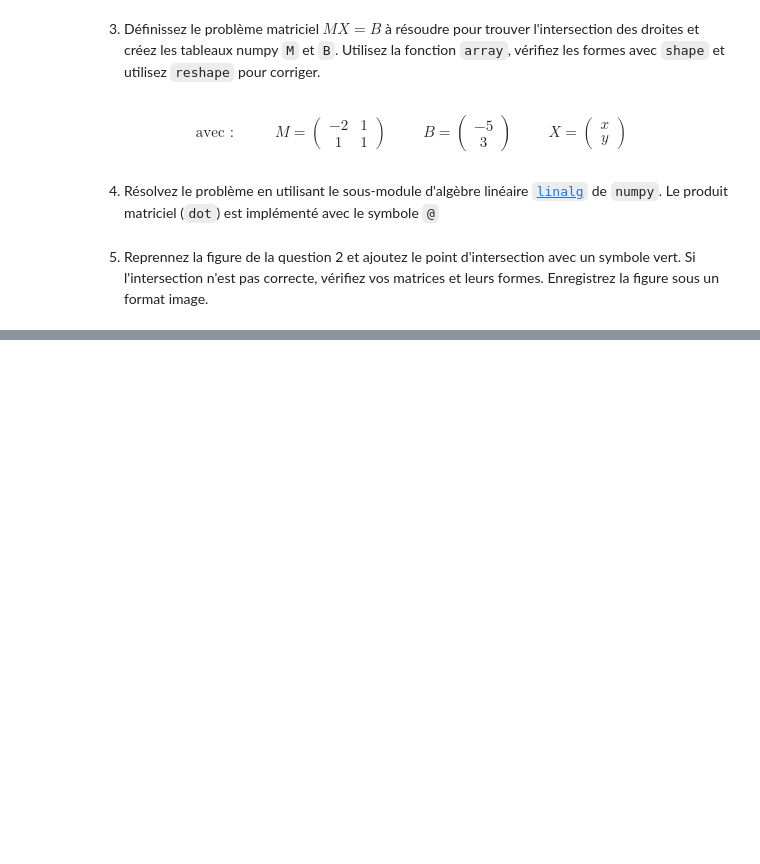
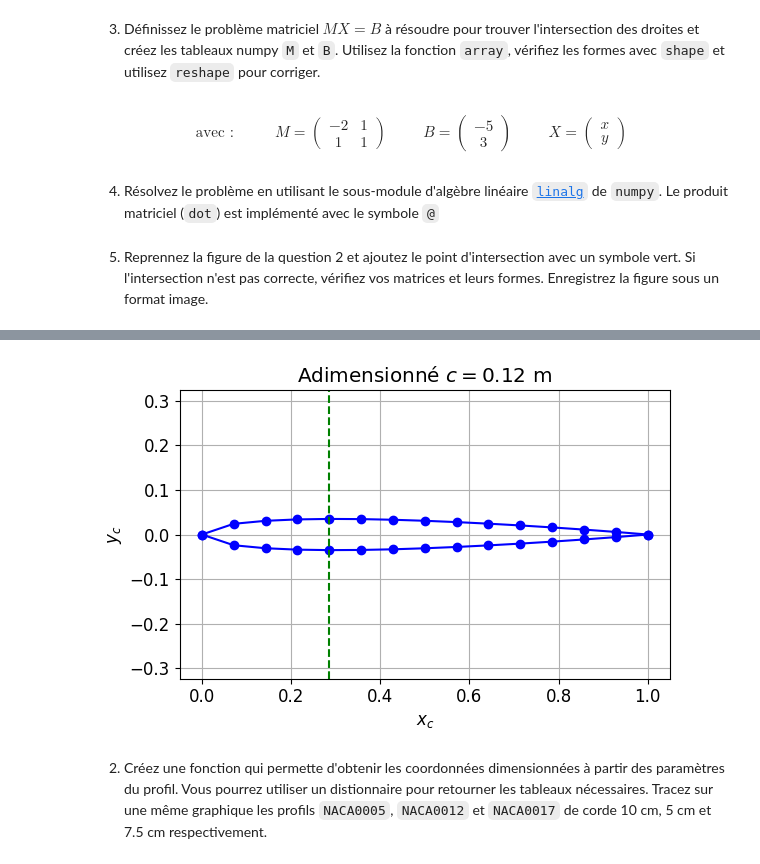
Before and after one commit to sanjosem/mec757_solutions, a Jupyter notebook: enonces/introduction/IntroNum-Sol.ipynb, the cells around one changed output, grey strips where cells are left out. Saved outputs shown, nothing was run; the diff lists cells and outputs as text; code cells hidden in the pictures; blank space fills up the shorter version.

```diff
--- a/enonces/introduction/IntroNum-Sol.ipynb
+++ b/enonces/introduction/IntroNum-Sol.ipynb
@@ -104,0 +175,14 @@ plt.show()
+# %%
+plt.plot(x/corde,yu/corde,color='blue',marker='o')
+plt.plot(x/corde,yd/corde,color='blue',marker='o')
+plt.axvline(x_emax/corde, color = 'green' , linestyle = '--')
+plt.axis('equal')
+plt.xlabel(r'$x_c$')
+plt.ylabel(r'$y_c$')
+plt.grid()
+plt.title(r'Adimensionné $c=0.12$ m')
+plt.show()
+# %% [output]
+[figure, added]
+# %% [markdown]
+2. Créez une fonction qui permette d'obtenir les coordonnées dimensionnées à partir des paramètres du profil. Vous pourrez utiliser un distionnaire pour retourner les tableaux nécessaires. Tracez sur une même graphique les profils `NACA0005`, `NACA0012` et `NACA0017` de corde 10 cm, 5 cm et 7.5 cm respectivement.
```
Also changed, not shown: parts of 19 cells of this notebook, 2 other files.
